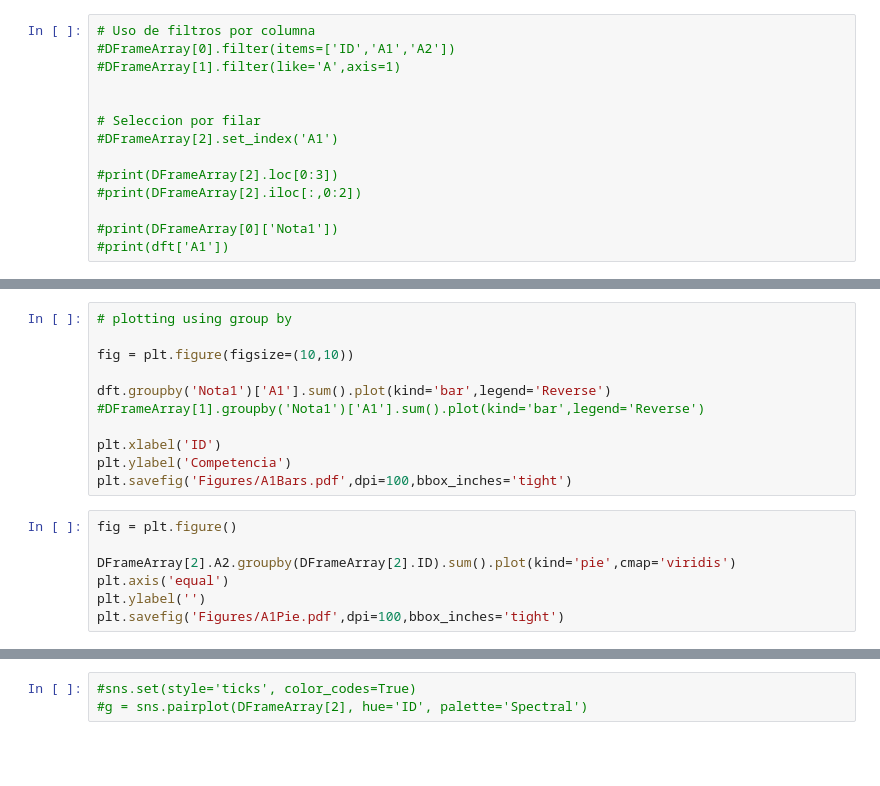
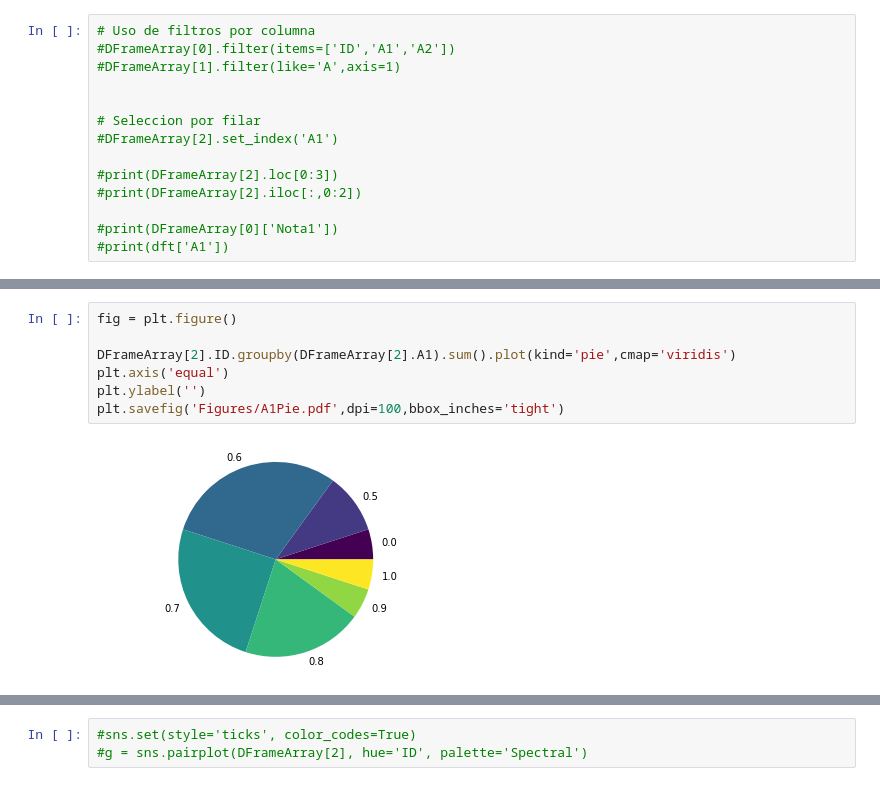
Before and after one commit to asegura4488/RutaControl2021, a Jupyter notebook: Analysis_Fisica1.ipynb, the cells around one changed output, grey strips where cells are left out. Cells and saved outputs as stored; diff of their text form; blank space fills up the shorter version.

Commit message:
Histos OK

```diff
--- a/Analysis_Fisica1.ipynb
+++ b/Analysis_Fisica1.ipynb
@@ -392,20 +483,11 @@ plt.savefig('Figures/A1.pdf',dpi=100,bbox_inches='tight')
 # %%
-# plotting using group by
+fig = plt.figure()
 
-fig = plt.figure(figsize=(10,10))
-
-dft.groupby('Nota1')['A1'].sum().plot(kind='bar',legend='Reverse')
-#DFrameArray[1].groupby('Nota1')['A1'].sum().plot(kind='bar',legend='Reverse')
-
-plt.xlabel('ID')
-plt.ylabel('Competencia')
-plt.savefig('Figures/A1Bars.pdf',dpi=100,bbox_inches='tight')
+DFrameArray[2].ID.groupby(DFrameArray[2].A1).sum().plot(kind='pie',cmap='viridis')
+plt.axis('equal')
+plt.ylabel('')
+plt.savefig('Figures/A1Pie.pdf',dpi=100,bbox_inches='tight')
+# %% [output]
+[figure, added]
-# %%
-fig = plt.figure()
-
-DFrameArray[2].A2.groupby(DFrameArray[2].ID).sum().plot(kind='pie',cmap='viridis')
-plt.axis('equal')
-plt.ylabel('')
-plt.savefig('Figures/A1Pie.pdf',dpi=100,bbox_inches='tight')
 # %%
 #fig = plt.figure()
```
Also changed, not shown: parts of 19 cells of this notebook, 2 other files.
